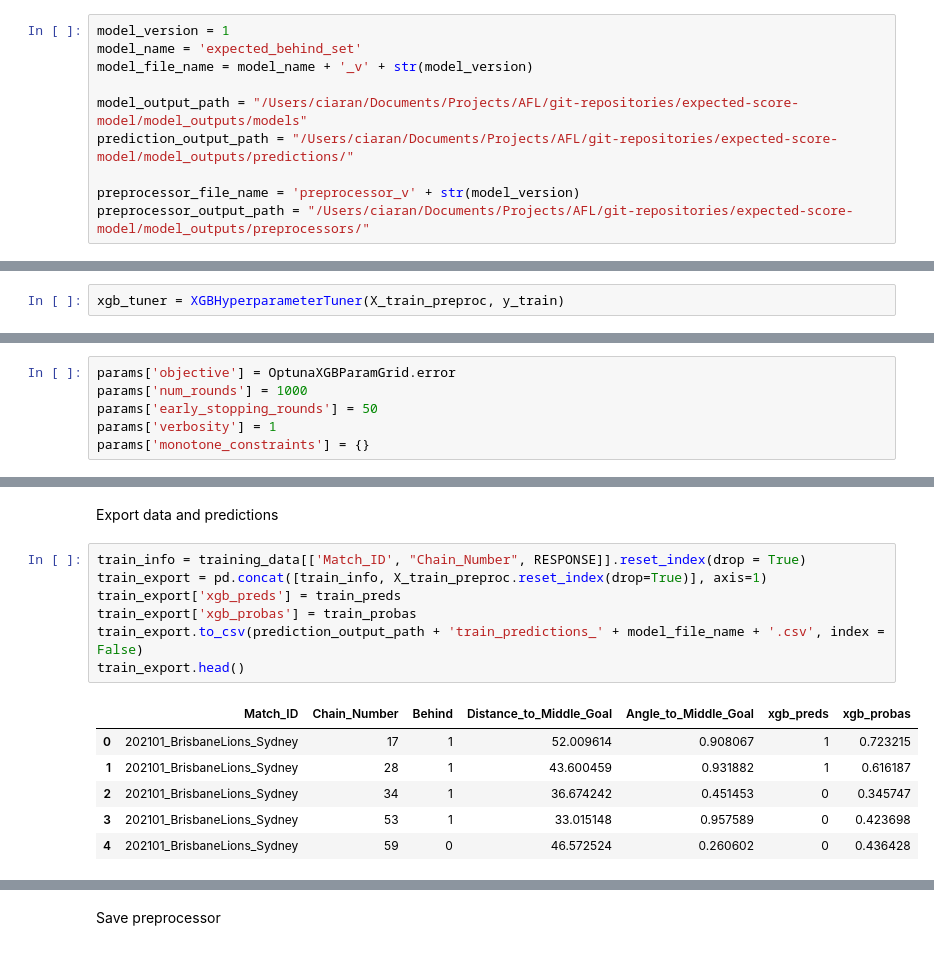
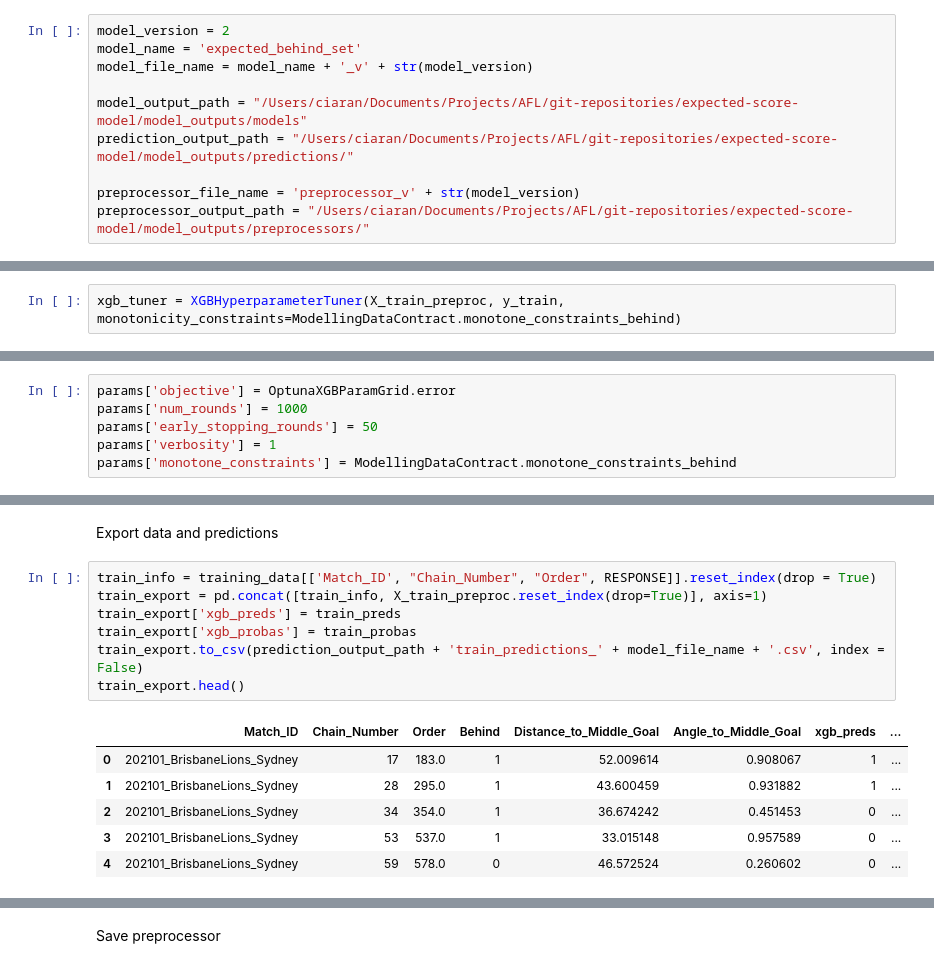
Before and after one commit to ciaran-grant/expected-score-model, a Jupyter notebook: notebooks/set_shots/behinds/model_building.ipynb, the cells around one changed output, grey strips where cells are left out. Saved outputs shown, nothing was run; the diff lists cells and outputs as text.

Commit message:
modelling with monotonicity to check improvements

```diff
--- a/notebooks/set_shots/behinds/model_building.ipynb
+++ b/notebooks/set_shots/behinds/model_building.ipynb
@@ -27,7 +30,7 @@ pd.options.display.max_columns = 999
 # %% [markdown]
 Model Version
 # %%
-model_version = 1
+model_version = 2
 model_name = 'expected_behind_set'
 model_file_name = model_name + '_v' + str(model_version)
 
@@ -107,5 +106,5 @@ monotonicity_dict = dict(zip(monotone_cols, monotone_increasing))
 # %%
-xgb_tuner = XGBHyperparameterTuner(X_train_preproc, y_train)
+xgb_tuner = XGBHyperparameterTuner(X_train_preproc, y_train, monotonicity_constraints=ModellingDataContract.monotone_constraints_behind)
 # %%
 xgb_tuner.training_data.head()
 # %% [output]
@@ -167,7 +166,7 @@ params['objective'] = OptunaXGBParamGrid.error
 params['num_rounds'] = 1000
 params['early_stopping_rounds'] = 50
 params['verbosity'] = 1
-params['monotone_constraints'] = {}
+params['monotone_constraints'] = ModellingDataContract.monotone_constraints_behind
 # %%
 super_xgb = SuperXGBClassifier(X_train = X_train_preproc,
                                y_train = y_train,
@@ -232,17 +233,17 @@ super_xgb.export_model(model_output_path + "/" + model_file_name + ".joblib")
 # %% [markdown]
 Export data and predictions
 # %%
-train_info = training_data[['Match_ID', "Chain_Number", RESPONSE]].reset_index(drop = True)
+train_info = training_data[['Match_ID', "Chain_Number", "Order", RESPONSE]].reset_index(drop = True)
 train_export = pd.concat([train_info, X_train_preproc.reset_index(drop=True)], axis=1)
 train_export['xgb_preds'] = train_preds
 train_export['xgb_probas'] = train_probas
 train_export.to_csv(prediction_output_path + 'train_predictions_' + model_file_name + '.csv', index = False)
 train_export.head()
 # %% [output]
-|  | Match_ID | Chain_Number | Behind | Distance_to_Middle_Goal | Angle_to_Middle_Goal | xgb_preds | xgb_probas |
-| 0 | 202101_BrisbaneLions_Sydney | 17 | 1 | 52.009614 | 0.908067 | 1 | 0.723215 |
-| 1 | 202101_BrisbaneLions_Sydney | 28 | 1 | 43.600459 | 0.931882 | 1 | 0.616187 |
-| 2 | 202101_BrisbaneLions_Sydney | 34 | 1 | 36.674242 | 0.451453 | 0 | 0.345747 |
-| 3 | 202101_BrisbaneLions_Sydney | 53 | 1 | 33.015148 | 0.957589 | 0 | 0.423698 |
-| 4 | 202101_BrisbaneLions_Sydney | 59 | 0 | 46.572524 | 0.260602 | 0 | 0.436428 |
+|  | Match_ID | Chain_Number | Order | Behind | Distance_to_Middle_Goal | Angle_to_Middle_Goal | xgb_preds | ... |
+| 0 | 202101_BrisbaneLions_Sydney | 17 | 183.0 | 1 | 52.009614 | 0.908067 | 1 | ... |
+| 1 | 202101_BrisbaneLions_Sydney | 28 | 295.0 | 1 | 43.600459 | 0.931882 | 1 | ... |
+| 2 | 202101_BrisbaneLions_Sydney | 34 | 354.0 | 1 | 36.674242 | 0.451453 | 0 | ... |
+| 3 | 202101_BrisbaneLions_Sydney | 53 | 537.0 | 1 | 33.015148 | 0.957589 | 0 | ... |
+| 4 | 202101_BrisbaneLions_Sydney | 59 | 578.0 | 0 | 46.572524 | 0.260602 | 0 | ... |
 # %%
```
Also changed, not shown: parts of 8 cells of this notebook, 6 other files.
